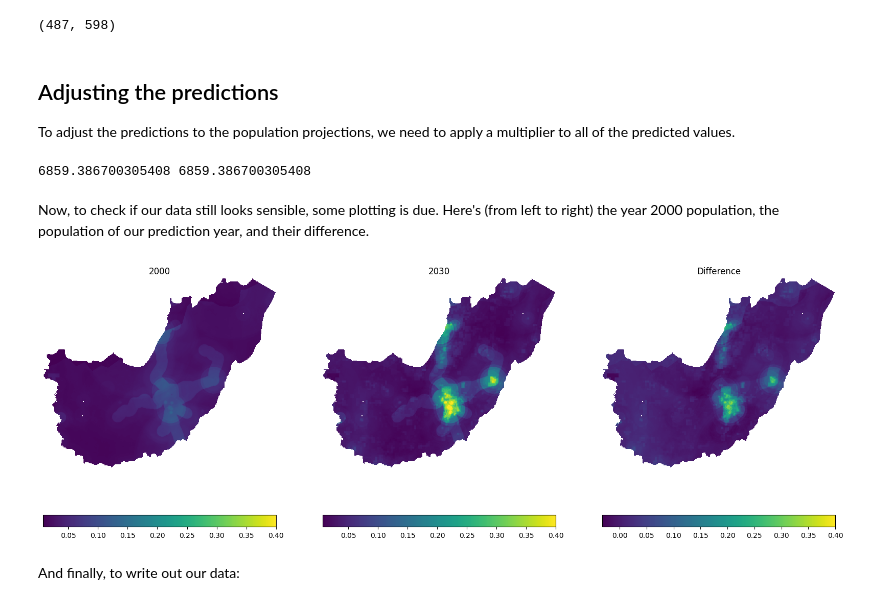
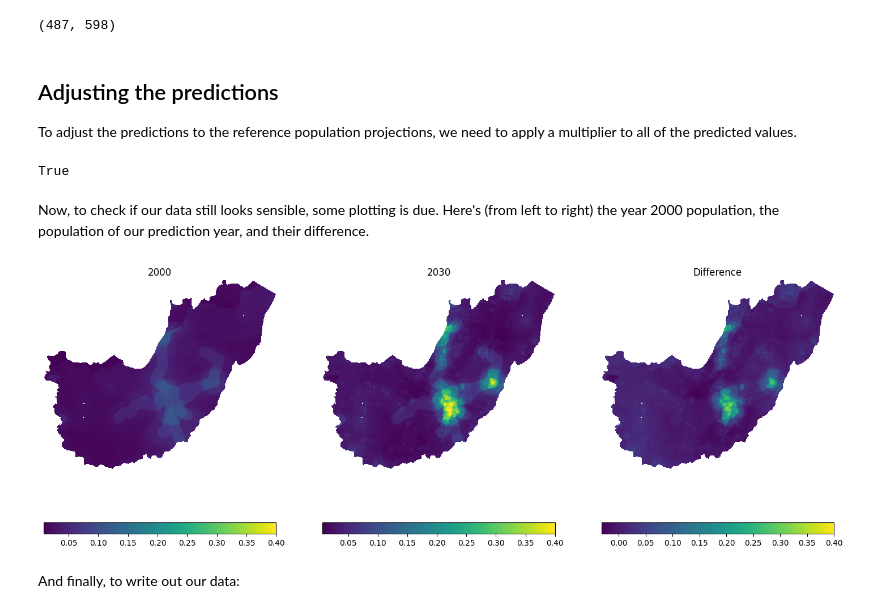
Before and after one commit to iiepdev/spatial_pop_projections, a Jupyter notebook: notebooks/example.ipynb, the cells around one changed output. Cells and saved outputs as stored; diff of their text form; code cells hidden in the pictures.

```diff
--- a/notebooks/example.ipynb
+++ b/notebooks/example.ipynb
@@ -184,45 +184,45 @@ predict_arr.shape
 (487, 598)
 # %% [markdown]
 ## Adjusting the predictions
-To adjust the predictions to the population projections, we need to apply a multiplier to all of the predicted values.
+To adjust the predictions to the reference population projections, we need to apply a multiplier to all of the predicted values.
 # %%
 raster_sum = np.nansum(predict_arr)  # total predicted population
 
 # Population projection
-pop_projection = get_prefec_projection(
+pop_projection = get_reference_population(
     pop_projections,
     PREFECTURE,
     PREDICT_YEAR,
     AGE_GROUP,
-    SEX
+    SEX,
 )
 # %%
 multiplier = pop_projection / raster_sum
 adjusted_arr = np.multiply(predict_arr, multiplier)  # Adjust all values
 
-print(np.nansum(adjusted_arr), pop_projection)
+int(np.nansum(adjusted_arr)) == int(pop_projection)
 # %% [output]
-6859.386700305408 6859.386700305408
+True
 # %% [markdown]
 Now, to check if our data still looks sensible, some plotting is due. Here's (from left to right) the year 2000 population, the population of our prediction year, and their difference.
 # %%
-fig, axs = plt.subplots(figsize=(20, 8), ncols=3)
+fig, axs = plt.subplots(figsize=(18, 8), ncols=3)
 
 comparison = images[0]
 
 arrs = [comparison, adjusted_arr, adjusted_arr-comparison]
 titles = ["2000", f"{PREDICT_YEAR}", "Difference"]
 
 for i, arr in enumerate(arrs):
     axs[i].set_title(titles[i])
     mappable = axs[i].imshow(
         arr,
         vmax=0.4,
     )
     fig.colorbar(mappable, ax=axs[i], location="bottom")
     axs[i].set_axis_off()
 # %% [output]
-[figure, old version]
+[figure, new version]
 # %% [markdown]
 And finally, to write out our data:
 # %%
```
Also changed, not shown: parts of 1 cell of this notebook, 3 other files.
